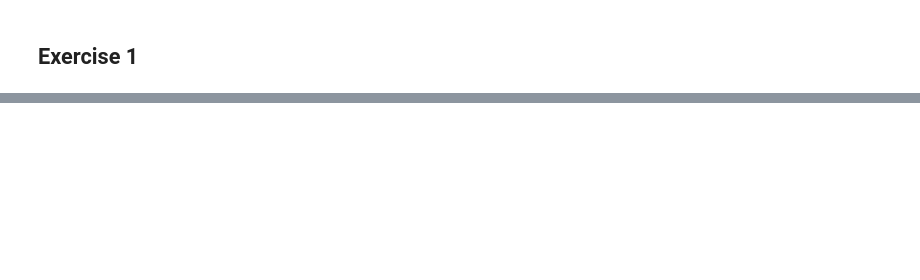
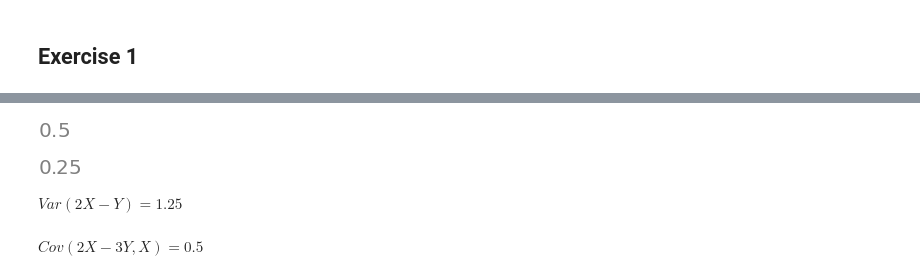
Before and after one commit to nickcernean/SMP_Exercises, a Jupyter notebook: Exam_Sessions/WiseflowExam_2022Re_exam.ipynb, the cells around one changed output, grey strips where cells are left out. Drawn from its saved outputs; the diff is of its cells as text; code cells hidden in the pictures; blank space fills up the shorter version.

```diff
--- a/Exam_Sessions/WiseflowExam_2022Re_exam.ipynb
+++ b/Exam_Sessions/WiseflowExam_2022Re_exam.ipynb
@@ -91,0 +59,34 @@ $\displaystyle \left[\begin{matrix}0 & 0 & 0\end{matrix}\right]$
+# %%
+## b
+e_y = 0 * 1/2 + 1* 1/2
+display(e_x)
+
+###Calculate the squared differences from the mean
+## For each value, subtract the mean and square the result.
+
+mu_diff_1 = (0 - e_y)**2
+mu_diff_2 = (1 - e_y)**2
+var_y = (mu_diff_1 + mu_diff_2) / 2
+
+display(var_y)
+
+## Z = 2X-Y
+## Var(2X-Y) = 4* Var(X) + Var(Y)
+
+
+var_x_y = 4 * var_x + var_y
+
+display(Math( 'Var(2X-Y)='+ latex(var_x_y)))
+
+
+## Cov(2X-3Y, X) = Cov(2X,X) + Cov(-3Y,X) = 2 * Cov(X,X) -3  * Cov(Y,X)
+# = 2 * Var(X) - 0 = 2 * Var(X )
+
+cov_x_y = 2 * var_x
+
+display(Math( 'Cov(2X-3Y, X)='+ latex(cov_x_y)))
+# %% [output]
+[figure, added]
+[figure, added]
+$\displaystyle Var(2X-Y)=1.25$
+$\displaystyle Cov(2X-3Y, X)=0.5$
```
Also changed, not shown: parts of 46 cells of this notebook, 20 other files.
